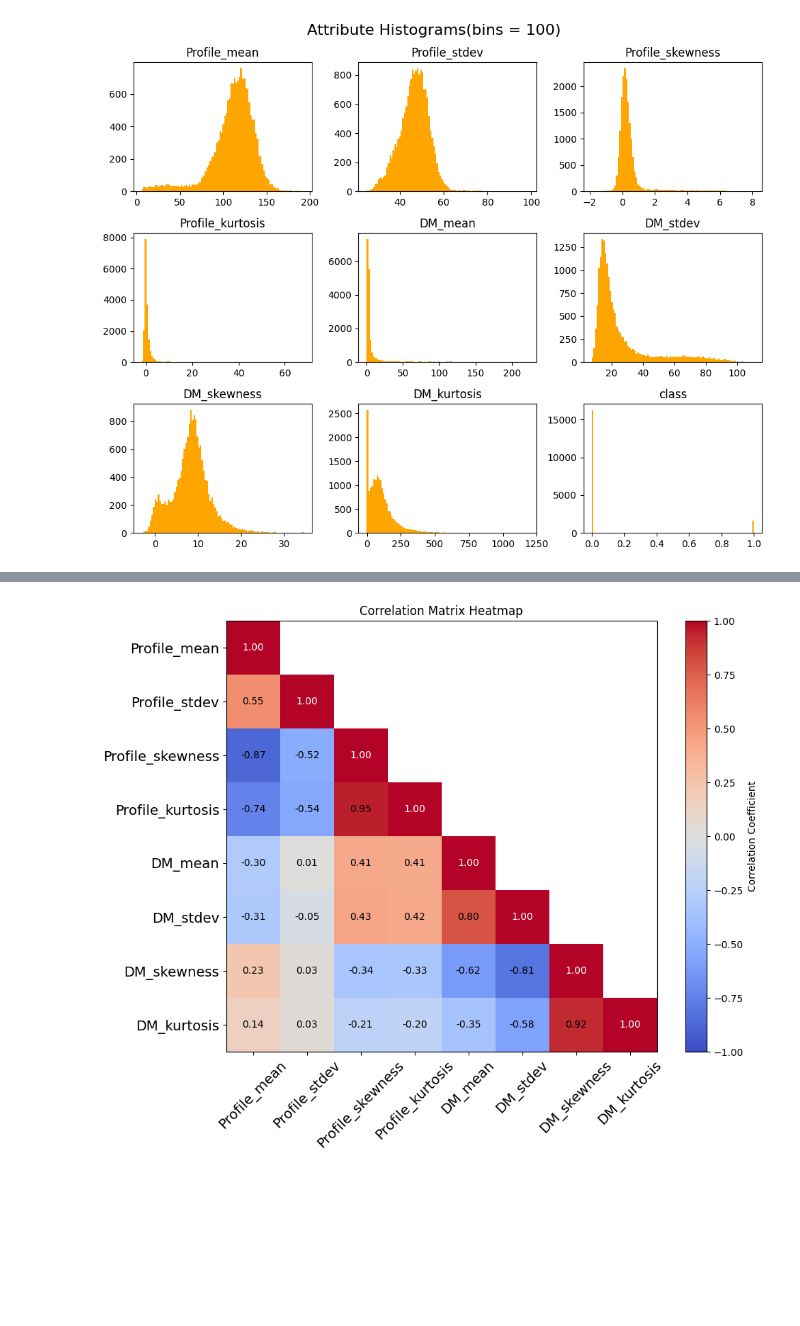
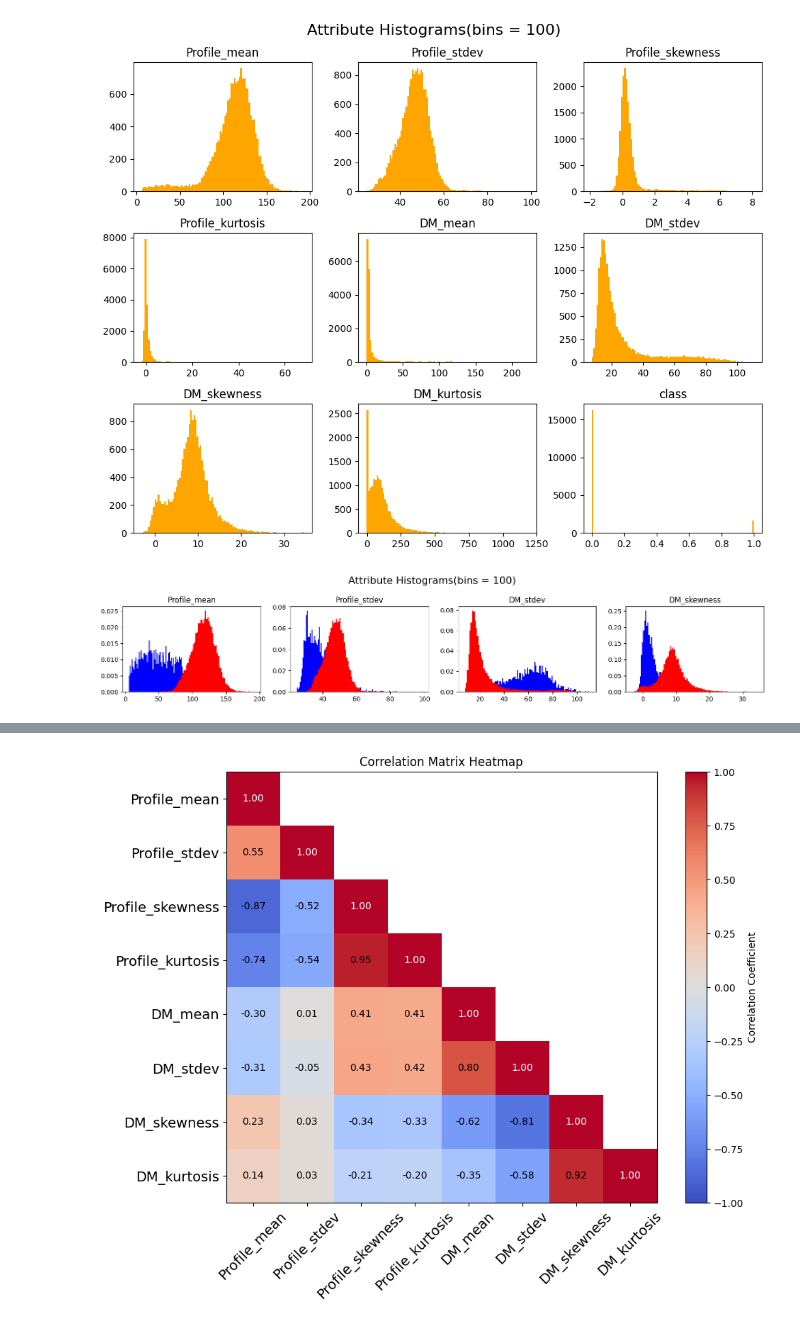
Before and after one commit to nickxir12/Machine_Learning_Projects, a Jupyter notebook: Project1/Code/MachineLearningProject1.ipynb, the cells around one changed output, grey strips where cells are left out. Saved outputs shown, nothing was run; the diff lists cells and outputs as text; code cells hidden in the pictures; blank space fills up the shorter version.

```diff
--- a/Project1/Code/MachineLearningProject1.ipynb
+++ b/Project1/Code/MachineLearningProject1.ipynb
@@ -215,3 +277,33 @@ plt.tight_layout()
 plt.show()
 # %% [output]
 [figure]
+# %%
+# Create a 3x3 grid of subplots for histograms
+fig, axes = plt.subplots(1, 4, figsize=(15, 3))
+
+# Flatten the axes array for easier iteration
+axes = axes.flatten()
+beans = 100
+
+pulsars = X[X[:, -1] == 1]
+non_pulsars = X[X[:, -1] == 0]
+n = 0
+# Create histograms for each subplot
+for i in range(8):
+    ax = axes[n]
+    if (attributeNames[i] == 'Profile_mean' or attributeNames[i] == 'Profile_stdev' or attributeNames[i] == 'DM_stdev' or attributeNames[i] == 'DM_skewness'):
+        n += 1
+        ax.hist(pulsars[:,i], bins=beans, color='blue', density=True)
+        ax.hist(non_pulsars[:,i], bins=beans, color='red', density=True)
+        ax.set_title(attributeNames[i])
+    if (n == 4): break
+
+# Add a title for the entire grid of histograms
+fig.suptitle(f'Attribute Histograms(bins = {beans})', fontsize=16)
+
+# Adjust the spacing between subplots
+plt.tight_layout()
+# Display the plot
+plt.show()
+# %% [output]
+[figure, added]
```
Also changed, not shown: parts of 9 cells of this notebook, 14 other files.
